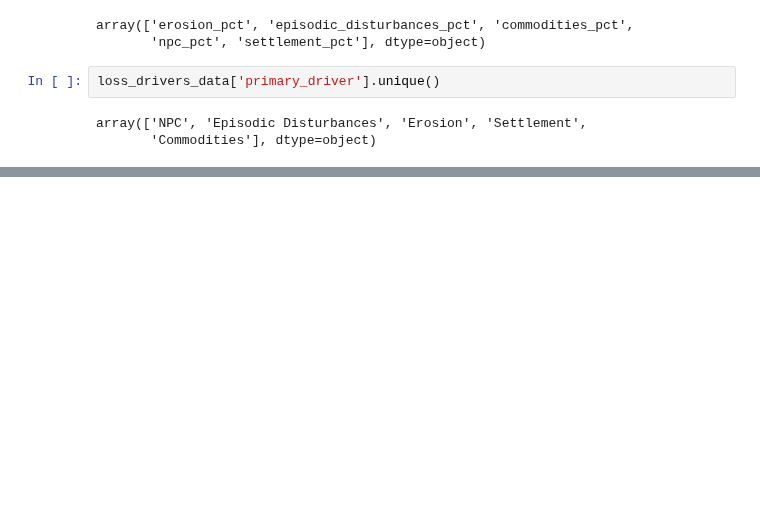
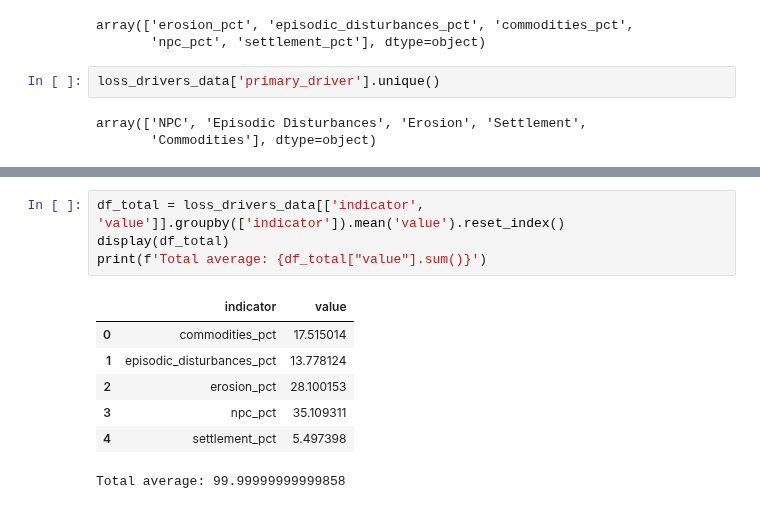
Before and after one commit to Vizzuality/mangrove-atlas, a Jupyter notebook: data/notebooks/Lab/data_processing/widgets-v2/loss_drivers_layer_widget.ipynb, the cells around one changed output, grey strips where cells are left out. Saved outputs shown, nothing was run; the diff lists cells and outputs as text; blank space fills up the shorter version.

```diff
--- a/data/notebooks/Lab/data_processing/widgets-v2/loss_drivers_layer_widget.ipynb
+++ b/data/notebooks/Lab/data_processing/widgets-v2/loss_drivers_layer_widget.ipynb
@@ -212,0 +225,12 @@ NameError: name 'loss_drivers_data' is not defined
+# %%
+df_total = loss_drivers_data[['indicator', 'value']].groupby(['indicator']).mean('value').reset_index()
+display(df_total)
+print(f'Total average: {df_total["value"].sum()}')
+# %% [output]
+|  | indicator | value |
+| 0 | commodities_pct | 17.515014 |
+| 1 | episodic_disturbances_pct | 13.778124 |
+| 2 | erosion_pct | 28.100153 |
+| 3 | npc_pct | 35.109311 |
+| 4 | settlement_pct | 5.497398 |
+Total average: 99.99999999999858
```
Also changed, not shown: parts of 4 cells of this notebook.
